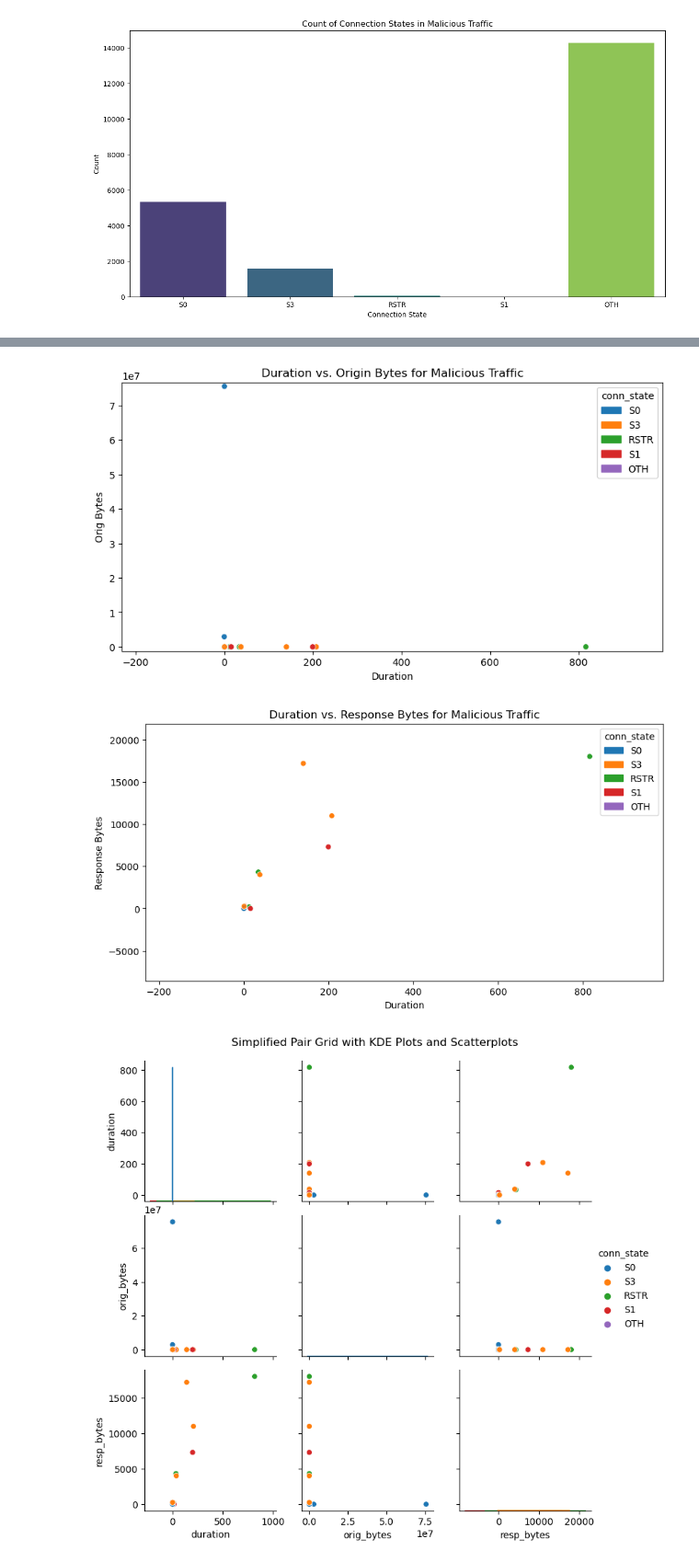
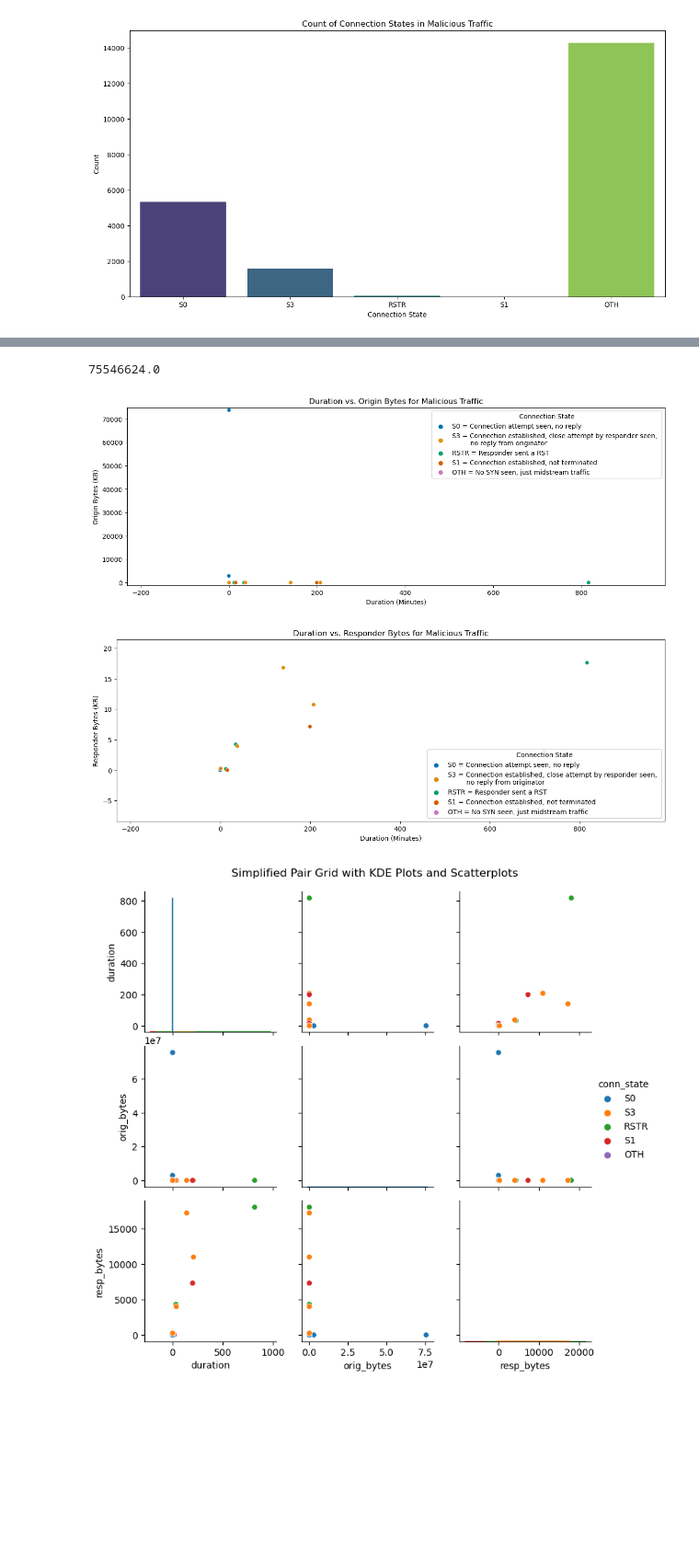
Before and after one commit to sdave777/Internet-of-Things_IDS_Data, a Jupyter notebook: Scratch.ipynb, the cells around one changed output, grey strips where cells are left out. Shown at 92% size. Drawn from its saved outputs; the diff is of its cells as text; code cells hidden in the pictures; blank space fills up the shorter version.

```diff
--- a/Scratch.ipynb
+++ b/Scratch.ipynb
@@ -227,23 +220,67 @@ memory usage: 3.6+ MB
+# %%
+malicious_data['orig_bytes'].max()
+# %% [output]
+75546624.0
 # %%
-plt.figure(figsize=(10, 5))
-sns.scatterplot(data=malicious_data, x='duration', y='orig_bytes', hue='conn_state')
-sns.kdeplot(data=malicious_data, x='duration', y='orig_bytes', hue='conn_state', levels=5, fill=True, alpha=0.3)
+malicious_data['orig_bytes_kb'] = malicious_data['orig_bytes'] / 1024
+
+plt.figure(figsize=(15, 5))
+sns.scatterplot(data=malicious_data, x='duration', y='orig_bytes_kb', palette='colorblind', hue='conn_state', legend='full')
+sns.kdeplot(data=malicious_data, x='duration', y='orig_bytes_kb', hue='conn_state', levels=5, fill=True, alpha=0.3)
 plt.title('Duration vs. Origin Bytes for Malicious Traffic')
-plt.xlabel('Duration')
-plt.ylabel('Orig Bytes')
+plt.xlabel('Duration (Minutes)')
+plt.ylabel('Origin Bytes (KB)')
+
+legend_labels = {
+    'S0': 'S0 = Connection attempt seen, no reply',
+    'S3': 'S3 = Connection established, close attempt by responder seen, \n         no reply from originator',
+    'RSTR': 'RSTR = Responder sent a RST',
+    'S1': 'S1 = Connection established, not terminated',
+    'OTH': 'OTH = No SYN seen, just midstream traffic'
+}
+
+# Get the current handles and labels
+handles, labels = plt.gca().get_legend_handles_labels()
+
+# Replace the labels with the custom labels
+new_labels = [legend_labels.get(label, label) for label in labels]
+
+# Create the custom legend
+plt.legend(handles, new_labels, title='Connection State', loc='upper right')
+
 plt.show()
 # %% [output]
-[figure, old version]
+[figure, new version]
 # %%
-plt.figure(figsize=(10, 5))
-sns.scatterplot(data=malicious_data, x='duration', y='resp_bytes', hue='conn_state')
-sns.kdeplot(data=malicious_data, x='duration', y='resp_bytes', hue='conn_state', levels=5, fill=True, alpha=0.3)
-plt.title('Duration vs. Response Bytes for Malicious Traffic')
-plt.xlabel('Duration')
-plt.ylabel('Response Bytes')
+malicious_data['resp_bytes_kb'] = malicious_data['resp_bytes'] / 1024
+
+plt.figure(figsize=(15, 5))
+sns.scatterplot(data=malicious_data, x='duration', y='resp_bytes_kb', palette='colorblind', hue='conn_state', legend='full')
+sns.kdeplot(data=malicious_data, x='duration', y='resp_bytes_kb', hue='conn_state', levels=5, fill=True, alpha=0.3)
+plt.title('Duration vs. Responder Bytes for Malicious Traffic')
+plt.xlabel('Duration (Minutes)')
+plt.ylabel('Responder Bytes (KB)')
+
+legend_labels = {
+    'S0': 'S0 = Connection attempt seen, no reply',
+    'S3': 'S3 = Connection established, close attempt by responder seen, \n         no reply from originator',
+    'RSTR': 'RSTR = Responder sent a RST',
+    'S1': 'S1 = Connection established, not terminated',
+    'OTH': 'OTH = No SYN seen, just midstream traffic'
+}
+
+# Get the current handles and labels
+handles, labels = plt.gca().get_legend_handles_labels()
+
+# Replace the labels with the custom labels
+new_labels = [legend_labels.get(label, label) for label in labels]
+
+# Create the custom legend
+plt.legend(handles, new_labels, title='Connection State', loc='lower right')
+
 plt.show()
 # %% [output]
-[figure, old version]
+[figure, new version]
 # %%
 g = sns.PairGrid(malicious_data, vars=['duration', 'orig_bytes', 'resp_bytes'], hue='conn_state')
 g.map_diag(sns.kdeplot)
```
Also changed, not shown: parts of 3 cells of this notebook, 5 other files.
